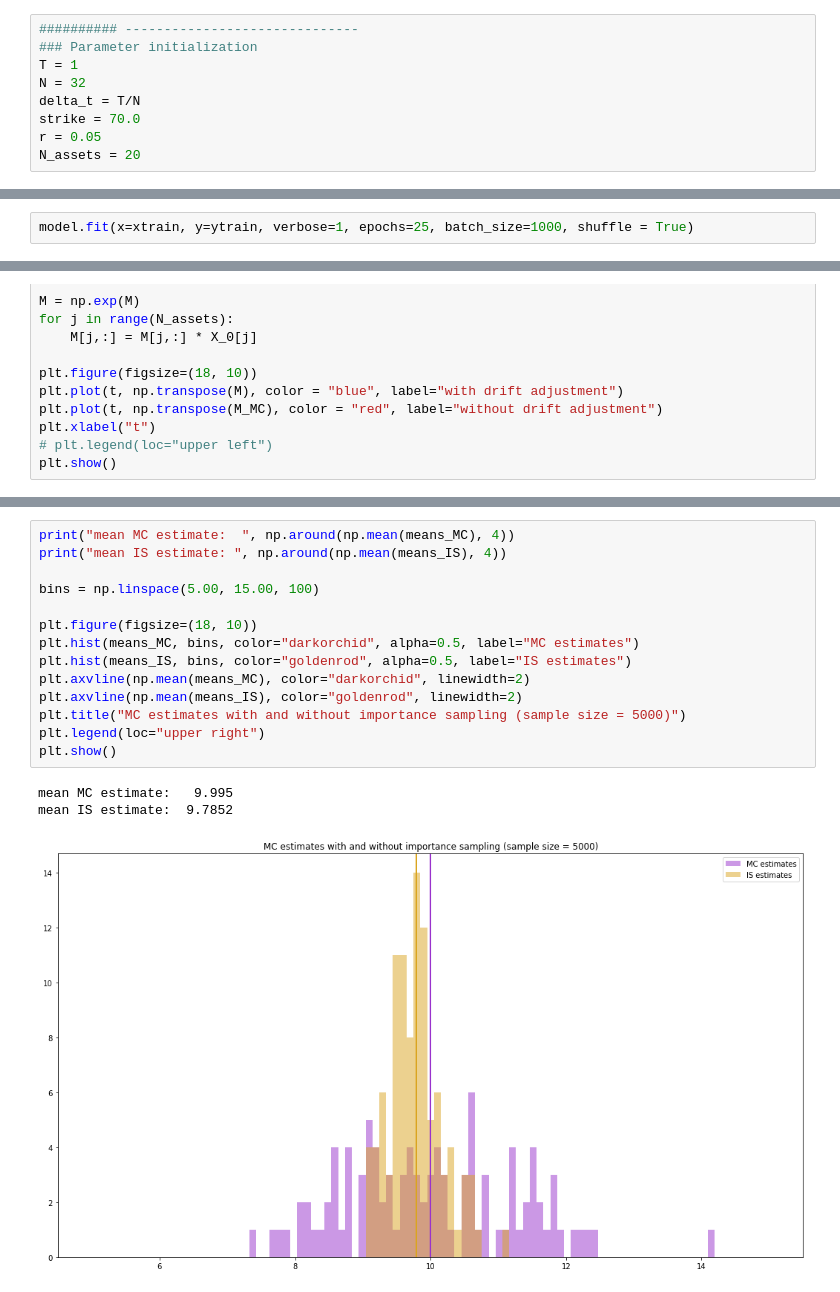
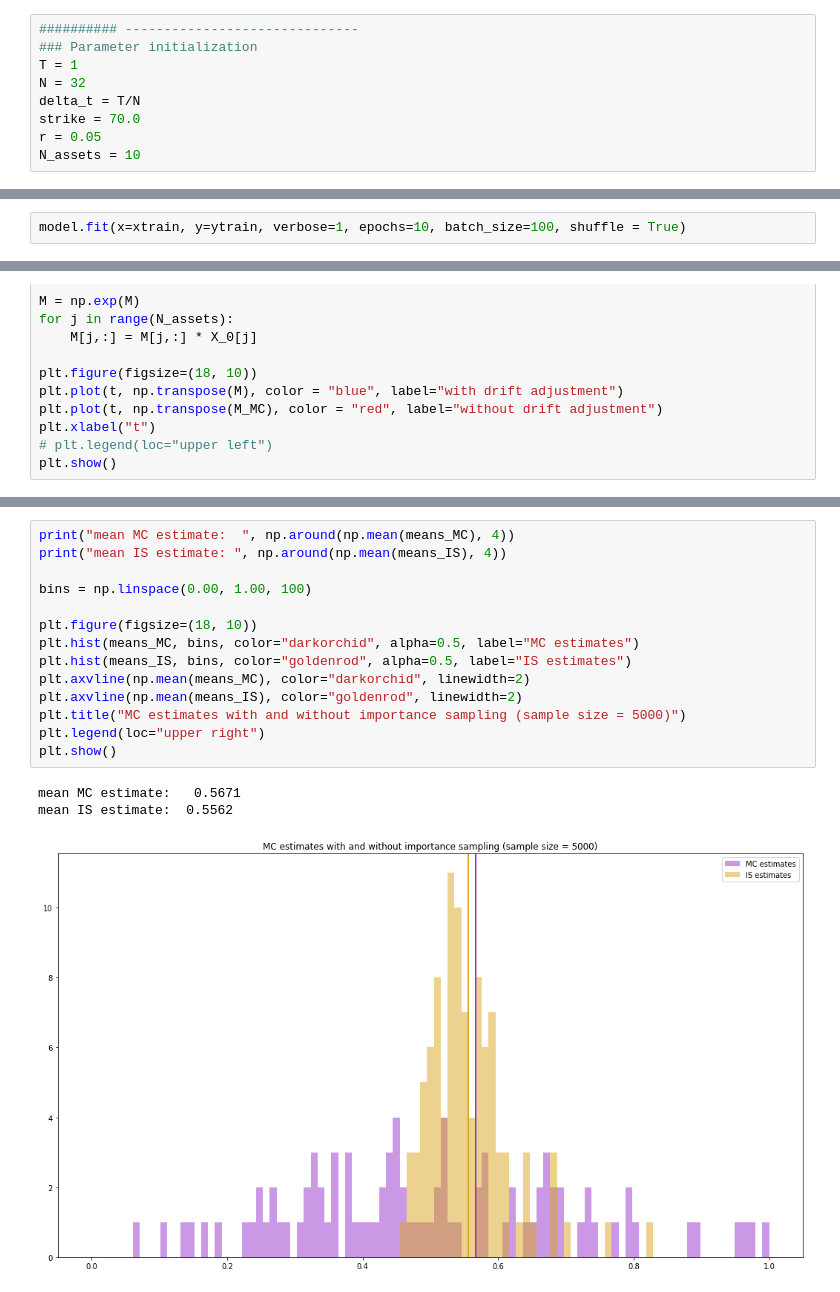
Before and after one commit to aarandjel/importance-sampling-with-feedforward-neural-networks, a Jupyter notebook: arithmetic_asian_basket_call_multivariate_Black_Scholes.ipynb, the cells around one changed output, grey strips where cells are left out. Drawn from its saved outputs; the diff is of its cells as text.

```diff
--- a/arithmetic_asian_basket_call_multivariate_Black_Scholes.ipynb
+++ b/arithmetic_asian_basket_call_multivariate_Black_Scholes.ipynb
@@ -32,6 +37,6 @@ N = 32
 delta_t = T/N
 strike = 70.0
 r = 0.05
-N_assets = 20
+N_assets = 10
 # %%
 X_0 = np.around(np.random.uniform(low=40.0, high=50.0, size=(N_assets,1)),0)
@@ -320,3 +300,3 @@ K.set_value(model.optimizer.learning_rate, 0.0001)
 # %%
-model.fit(x=xtrain, y=ytrain, verbose=1, epochs=25, batch_size=1000, shuffle = True)
+model.fit(x=xtrain, y=ytrain, verbose=1, epochs=10, batch_size=100, shuffle = True)
 # %% [output]
@@ -511,21 +491,21 @@ Variance ratio:  17.0
 # %%
 print("mean MC estimate:  ", np.around(np.mean(means_MC), 4))
 print("mean IS estimate: ", np.around(np.mean(means_IS), 4))
 
-bins = np.linspace(5.00, 15.00, 100)
+bins = np.linspace(0.00, 1.00, 100)
 
 plt.figure(figsize=(18, 10))
 plt.hist(means_MC, bins, color="darkorchid", alpha=0.5, label="MC estimates")
 plt.hist(means_IS, bins, color="goldenrod", alpha=0.5, label="IS estimates")
 plt.axvline(np.mean(means_MC), color="darkorchid", linewidth=2)
 plt.axvline(np.mean(means_IS), color="goldenrod", linewidth=2)
 plt.title("MC estimates with and without importance sampling (sample size = 5000)")
 plt.legend(loc="upper right")
 plt.show()
 # %% [output]
-mean MC estimate:   9.995
-mean IS estimate:  9.7852
+mean MC estimate:   0.5671
+mean IS estimate:  0.5562
-[figure, old version]
+[figure, new version]
 # %%
 print("mean MC estimate standard error:  ", np.around(np.mean(stderr_MC), 4))
 print("mean IS estimate standard error: ", np.around(np.mean(stderr_IS), 4))
```
Also changed, not shown: parts of 37 cells of this notebook.
